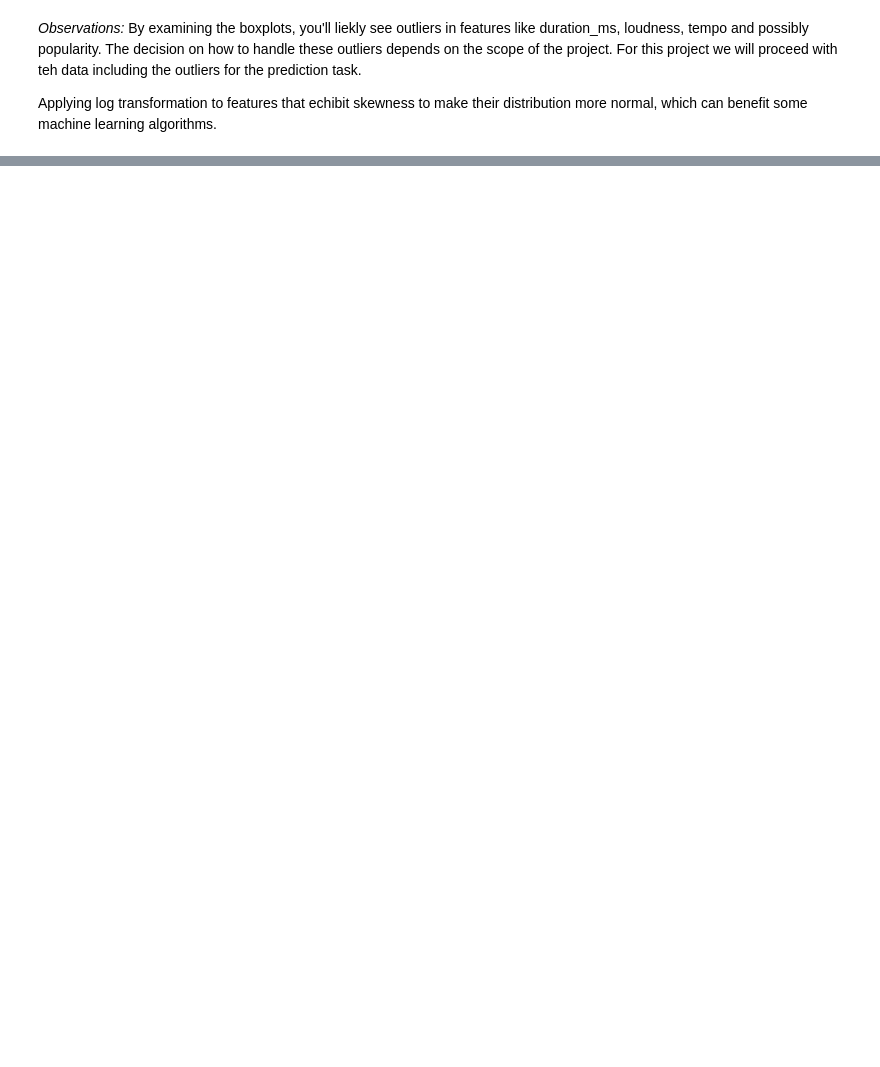
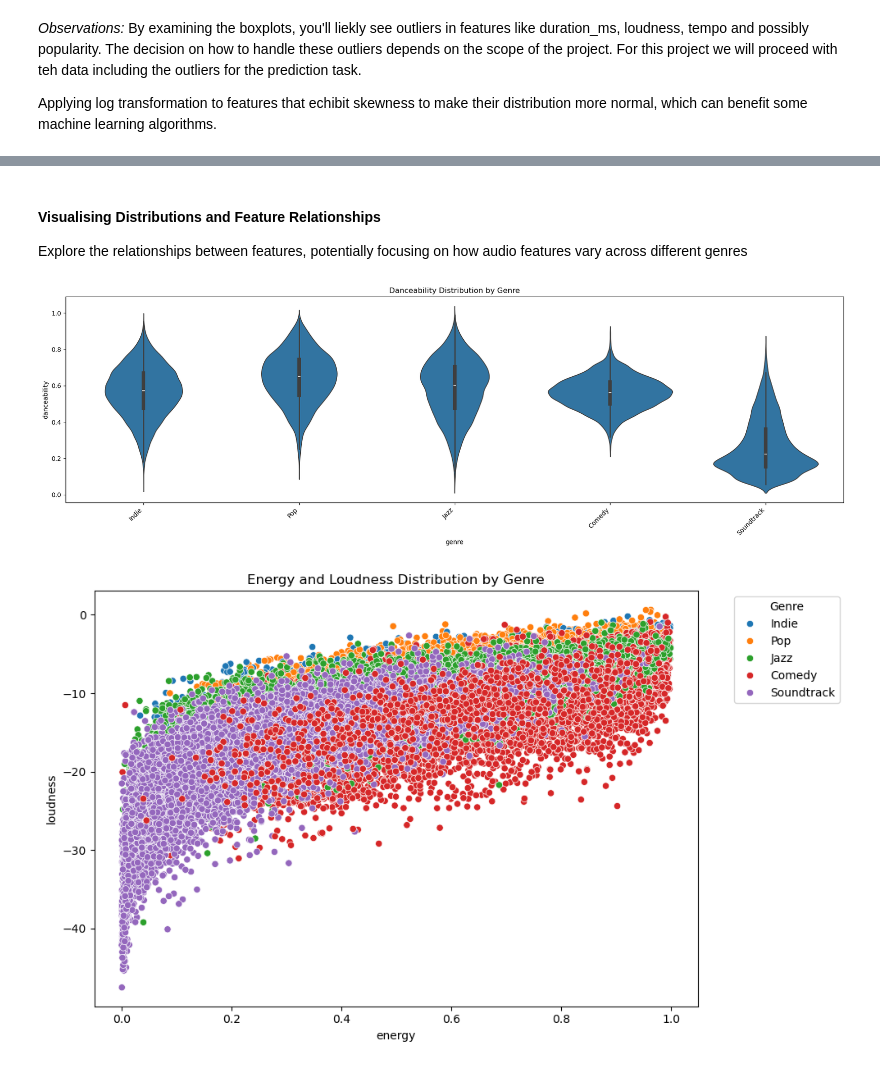
Before and after one commit to agajankush/spotify-music-eda, a Jupyter notebook: data_analysis.ipynb, the cells around one changed output, grey strips where cells are left out. Drawn from its saved outputs; the diff is of its cells as text; code cells hidden in the pictures; blank space fills up the shorter version.

```diff
--- a/data_analysis.ipynb
+++ b/data_analysis.ipynb
@@ -58,5 +58,6 @@ data.dropna(subset=["track_name"], inplace=True)
 # %%
 # Data Type analysis and conversion
 # Examine the data types of the columns
-data.dtypes
+df_original = data.copy()
+df_original.info()
 # %% [output]
@@ -161,0 +197,35 @@ max       100.000000  5.552917e+06
+# %% [markdown]
+#### Visualising Distributions and Feature Relationships
+Explore the relationships between features, potentially focusing on how audio features vary across different genres
+# %%
+top_n_genres = df_original["genre"].value_counts().nlargest(5).index.tolist()
+# Danceability Distribution by Top 5 Genres
+df_top_genres = df_original[df_original["genre"].isin(top_n_genres)].copy()
+# Violin plots show the distribution of a numerical variable across different categories
+plt.figure(figsize=(18,6))
+sns.violinplot(x="genre", y="danceability", data=df_top_genres)
+plt.title("Danceability Distribution by Genre")
+plt.xticks(rotation=45, ha="right")
+plt.tight_layout()
+plt.show()
+
+#Energy and Loudness Distribution by Top 5 Genres
+# Scatter plots visualize the relationship between two numerical variables, with points colored by a categorical variable
+plt.figure(figsize=(10,6))
+sns.scatterplot(x="energy", y="loudness", hue="genre", data=df_top_genres)
+plt.title("Energy and Loudness Distribution by Genre")
+plt.legend(title="Genre", bbox_to_anchor=(1.05, 1), loc="upper left")
+plt.tight_layout()
+plt.show()
+
+# Correlation matrix by differnet Genres
+# The Correlation matrix and heatmap show the linear relationships between all pairs of numerical features
+correlation_matrix = data[numerical_features + ["popularity_log", "duration_ms_log"]].corr()
+plt.figure(figsize=(15, 10))
+sns.heatmap(correlation_matrix, annot=False, cmap="coolwarm")
+plt.title("Correlation Matrix of Numerical Features (Including Log-transformed)")
+plt.tight_layout()
+plt.show()
+# %% [output]
+[figure, added]
+[figure, added]
```
Also changed, not shown: parts of 8 cells of this notebook.
